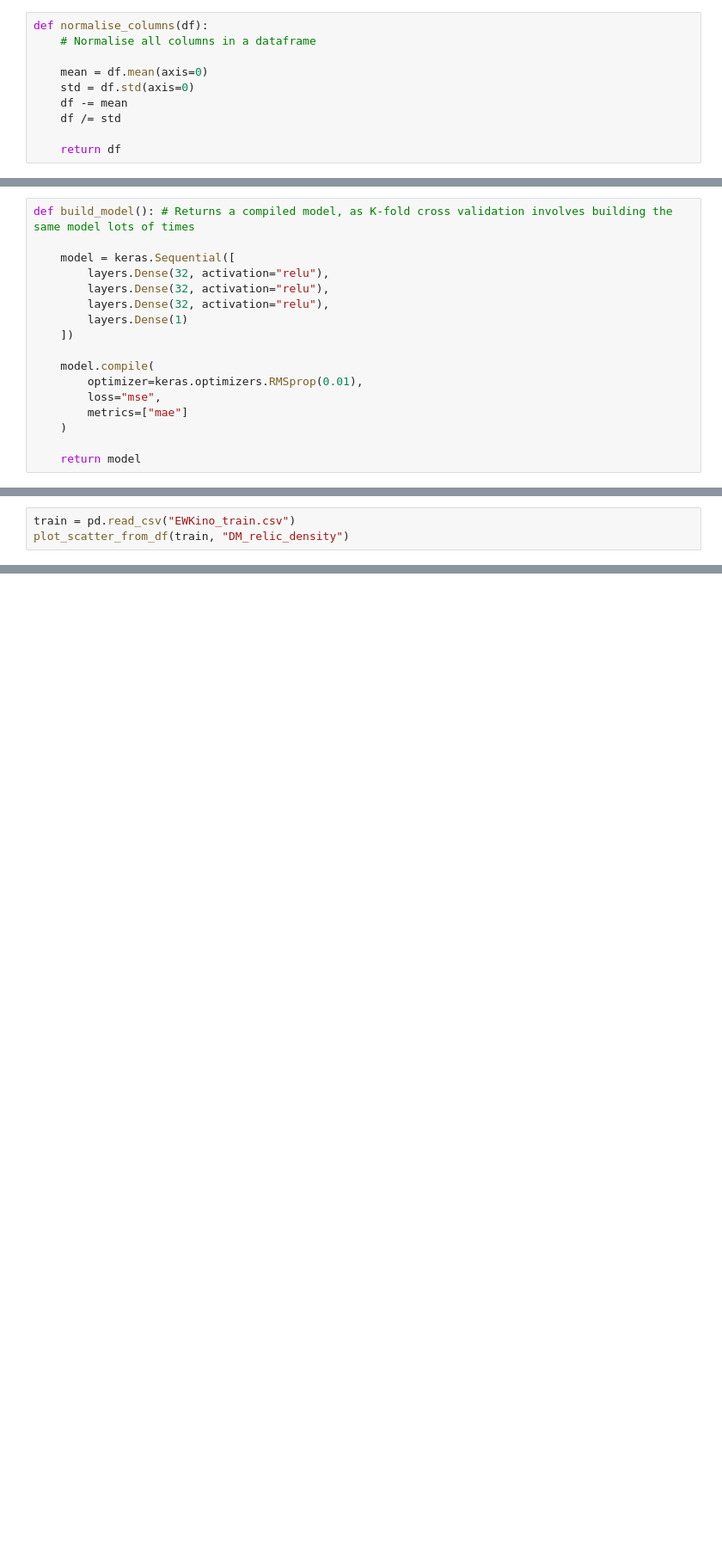
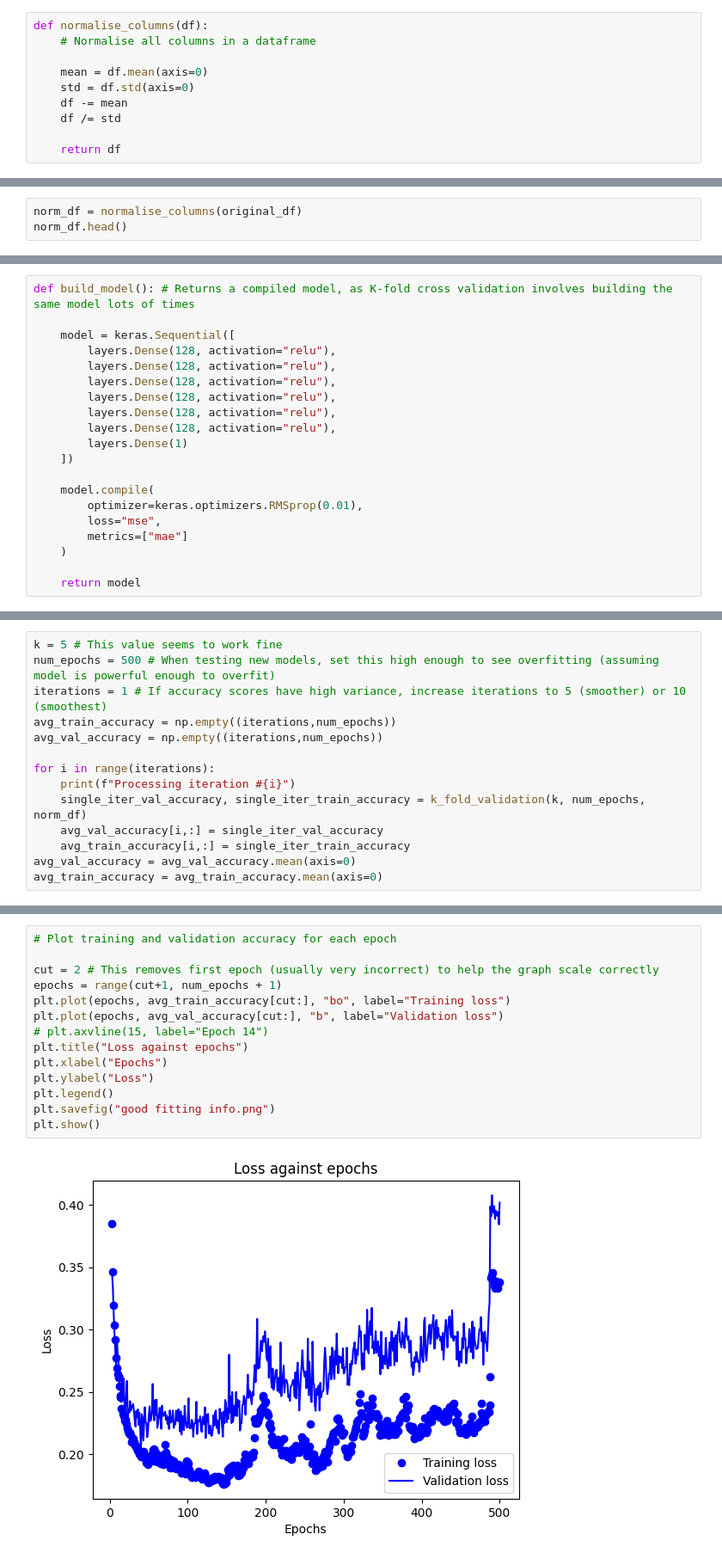
Before and after one commit to benvlasto/MPhys-Project, a Jupyter notebook: dark-matter-relic-density-model.ipynb, the cells around one changed output, grey strips where cells are left out. Shown: that part at 86% size. Drawn from its saved outputs; the diff is of its cells as text; blank space fills up the shorter version.

Commit message:
First crack at predicting DM relic density, strange loss after 100s of epochs

```diff
--- a/dark-matter-relic-density-model.ipynb
+++ b/dark-matter-relic-density-model.ipynb
@@ -78,0 +28,3 @@ print(train.shape)
+# %%
+norm_df = normalise_columns(original_df)
+norm_df.head()
@@ -80,9 +39,12 @@ print(train.shape)
 def build_model(): # Returns a compiled model, as K-fold cross validation involves building the same model lots of times
 
     model = keras.Sequential([
-        layers.Dense(32, activation="relu"),
-        layers.Dense(32, activation="relu"),
-        layers.Dense(32, activation="relu"),
+        layers.Dense(128, activation="relu"),
+        layers.Dense(128, activation="relu"),
+        layers.Dense(128, activation="relu"),
+        layers.Dense(128, activation="relu"),
+        layers.Dense(128, activation="relu"),
+        layers.Dense(128, activation="relu"),
         layers.Dense(1)
     ])
 
@@ -133,3 +57,0 @@ plot_scatter_from_df(test, "DM_relic_density")
-# %%
-train = pd.read_csv("EWKino_train.csv")
-plot_scatter_from_df(train, "DM_relic_density")
@@ -137,0 +107,14 @@ plot_scatter_from_df(train, "DM_relic_density")
+# %%
+k = 5 # This value seems to work fine
+num_epochs = 500 # When testing new models, set this high enough to see overfitting (assuming model is powerful enough to overfit)
+iterations = 1 # If accuracy scores have high variance, increase iterations to 5 (smoother) or 10 (smoothest)
+avg_train_accuracy = np.empty((iterations,num_epochs))
+avg_val_accuracy = np.empty((iterations,num_epochs))
+
+for i in range(iterations):
+    print(f"Processing iteration #{i}")
+    single_iter_val_accuracy, single_iter_train_accuracy = k_fold_validation(k, num_epochs, norm_df)
+    avg_val_accuracy[i,:] = single_iter_val_accuracy
+    avg_train_accuracy[i,:] = single_iter_train_accuracy
+avg_val_accuracy = avg_val_accuracy.mean(axis=0)
+avg_train_accuracy = avg_train_accuracy.mean(axis=0)
@@ -137,0 +123,16 @@ plot_scatter_from_df(train, "DM_relic_density")
+# %%
+# Plot training and validation accuracy for each epoch
+
+cut = 2 # This removes first epoch (usually very incorrect) to help the graph scale correctly
+epochs = range(cut+1, num_epochs + 1)
+plt.plot(epochs, avg_train_accuracy[cut:], "bo", label="Training loss")
+plt.plot(epochs, avg_val_accuracy[cut:], "b", label="Validation loss")
+# plt.axvline(15, label="Epoch 14")
+plt.title("Loss against epochs")
+plt.xlabel("Epochs")
+plt.ylabel("Loss")
+plt.legend()
+plt.savefig("good fitting info.png")
+plt.show()
+# %% [output]
+[figure, added]
```
Also changed, not shown: parts of 13 cells of this notebook.
